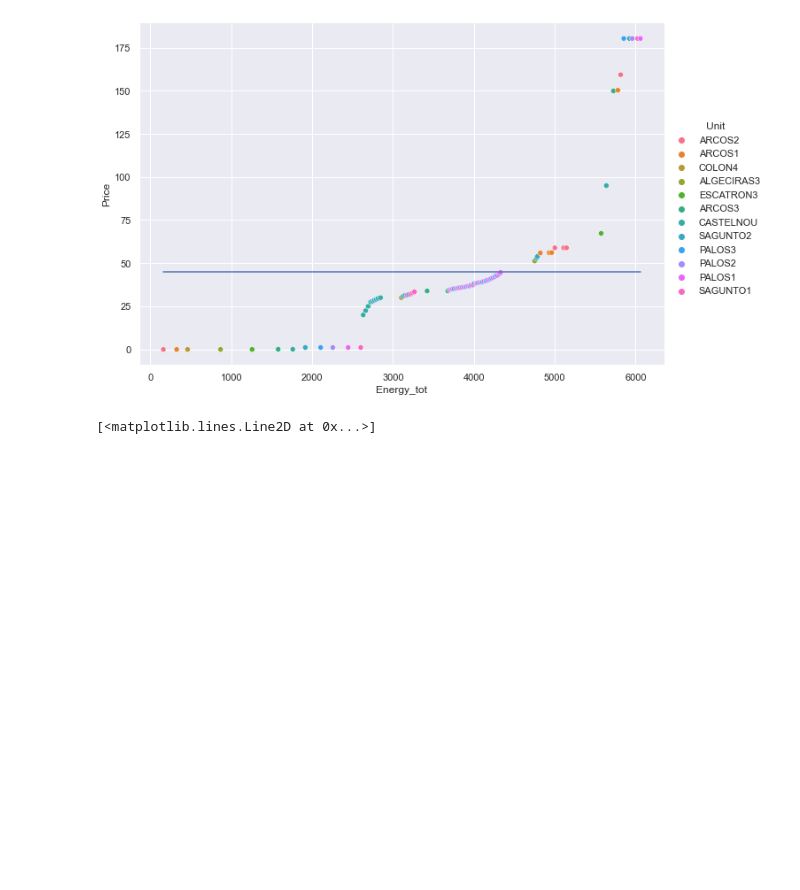
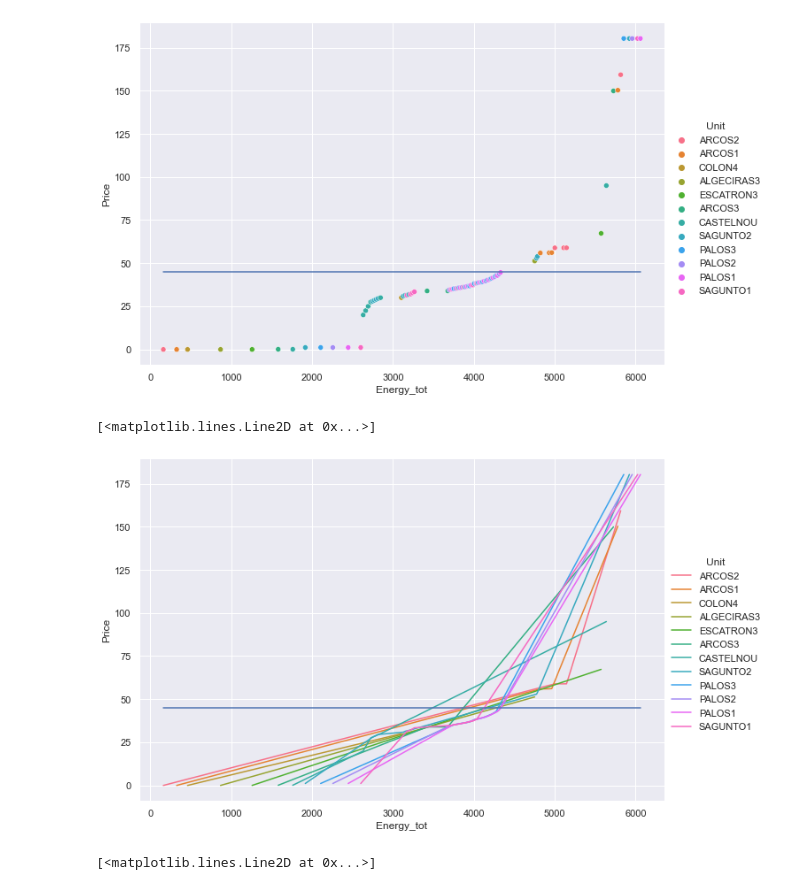
Before and after one commit to luisdelpozo/TFM, a Jupyter notebook: TFM_UNIT_Bid_Comparison.ipynb, the cells around one changed output. Drawn from its saved outputs; the diff is of its cells as text; code cells hidden in the pictures; blank space fills up the shorter version.

```diff
--- a/TFM_UNIT_Bid_Comparison.ipynb
+++ b/TFM_UNIT_Bid_Comparison.ipynb
@@ -117,6 +130,13 @@ plt.plot(df_plot_all['Energy_tot'], df_plot_all['Marg_Price'])
 # %% [output]
 [<matplotlib.lines.Line2D at 0x...>]
 [figure]
+# %%
+sns.relplot(data=df_plot_all, x='Energy_tot', y='Price', hue='Unit', kind='line', height=6, aspect=1.5)
+
+plt.plot(df_plot_all['Energy_tot'], df_plot_all['Marg_Price'])
+# %% [output]
+[<matplotlib.lines.Line2D at 0x...>]
+[figure, added]
 # %%
 lim_min = 2700
 lim_max = 4500
```
Also changed, not shown: parts of 19 cells of this notebook.
